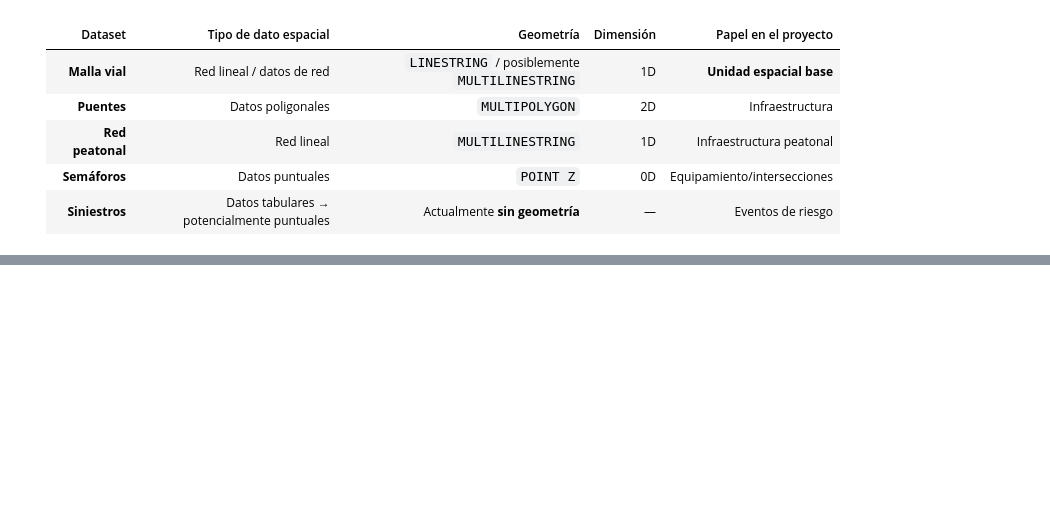
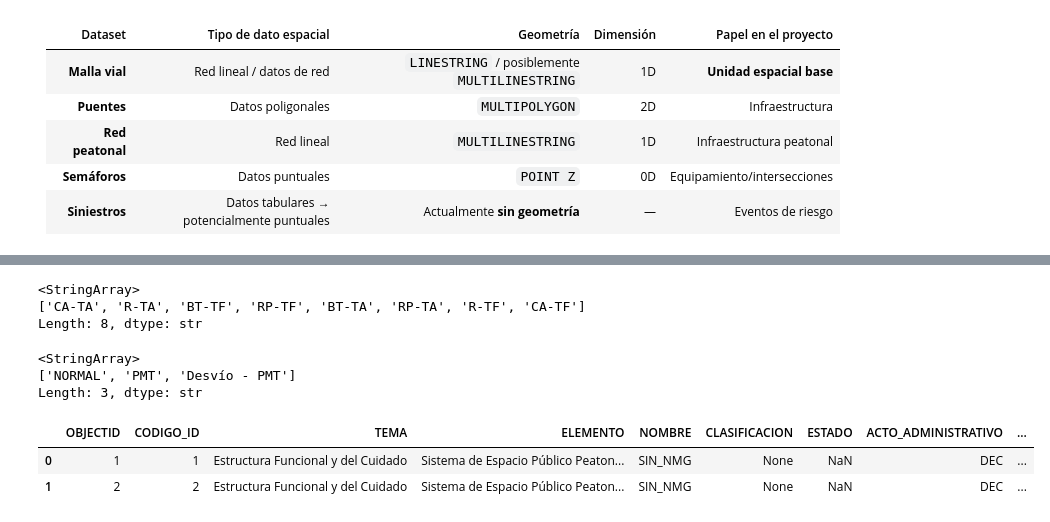
Before and after one commit to BryHerNi21/TT, a Jupyter notebook: Estandarizacion.ipynb, the cells around one changed output, grey strips where cells are left out. Cells and saved outputs as stored; diff of their text form; code cells hidden in the pictures; blank space fills up the shorter version.

Commit message:
Subiendo codigo e ignorando archivos pesados

```diff
--- a/Estandarizacion.ipynb
+++ b/Estandarizacion.ipynb
@@ -106,0 +280,13 @@ Index(['OBJECTID', 'MVICCALZAD', 'MVICCAT', 'MVITIPO', 'MVINOMBRE',
+# %%
+from shapely.validation import make_valid
+# make_valid preserva el tipo de geometría (línea sigue siendo línea).
+gdf_red_peatonal["geometry"] = gdf_red_peatonal.geometry.apply(make_valid)
+gdf_sem["geometry"] = gdf_sem.geometry.apply(make_valid)
+
+# Elimina geometrías vacías o nulas que sobreviven a la reparación.
+gdf_red = gdf_red_peatonal[~gdf_red_peatonal.geometry.is_empty & gdf_red_peatonal.geometry.notna()].copy()
+gdf_sem = gdf_sem[~gdf_sem.geometry.is_empty & gdf_sem.geometry.notna()].copy()
+
+# Eliminar duplicados exactos
+gdf_red = gdf_red.drop_duplicates(subset="geometry")
+gdf_sem = gdf_sem.drop_duplicates(subset="geometry")
@@ -106,0 +406,18 @@ Index(['OBJECTID', 'MVICCALZAD', 'MVICCAT', 'MVITIPO', 'MVINOMBRE',
+# %%
+gdf_sem['FUNCIONAMIENTO'].unique()
+# %% [output]
+<StringArray>
+['CA-TA', 'R-TA', 'BT-TF', 'RP-TF', 'BT-TA', 'RP-TA', 'R-TF', 'CA-TF']
+Length: 8, dtype: str
+# %%
+gdf_sem['OPERACIONACTUAL'].unique()
+# %% [output]
+<StringArray>
+['NORMAL', 'PMT', 'Desvío - PMT']
+Length: 3, dtype: str
+# %%
+gdf_red_peatonal.head(2)
+# %% [output]
+|  | OBJECTID | CODIGO_ID | TEMA | ELEMENTO | NOMBRE | CLASIFICACION | ESTADO | ACTO_ADMINISTRATIVO | ... |
+| 0 | 1 | 1 | Estructura Funcional y del Cuidado | Sistema de Espacio Público Peaton... | SIN_NMG | None | NaN | DEC | ... |
+| 1 | 2 | 2 | Estructura Funcional y del Cuidado | Sistema de Espacio Público Peaton... | SIN_NMG | None | NaN | DEC | ... |
```
Also changed, not shown: parts of 27 cells of this notebook, 7 other files.
